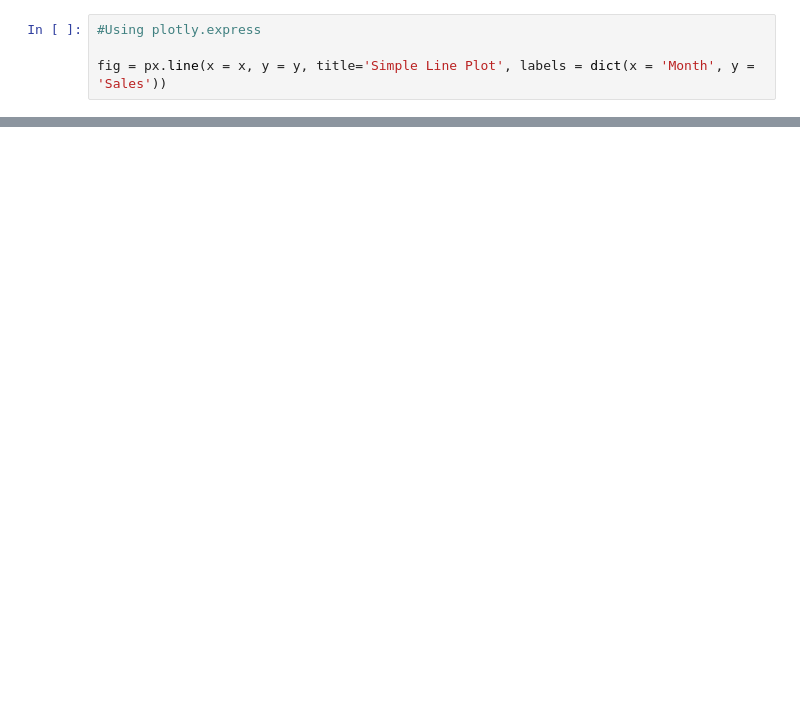
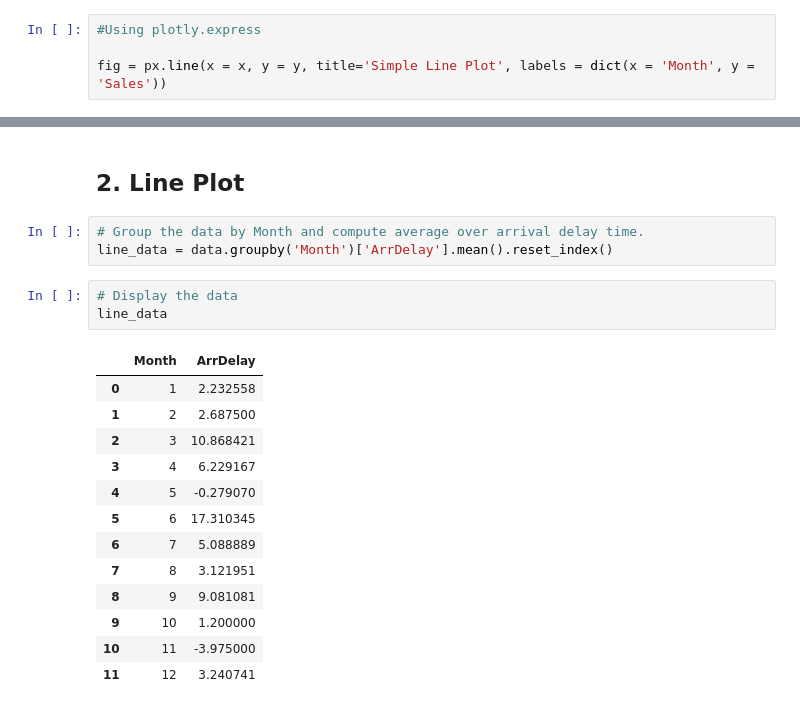
Before and after one commit to eeeds/Data-Visualization, a Jupyter notebook: Ejercicio 5.ipynb, the cells around one changed output, grey strips where cells are left out. Cells and saved outputs as stored; diff of their text form; blank space fills up the shorter version.

```diff
--- a/Ejercicio 5.ipynb
+++ b/Ejercicio 5.ipynb
@@ -34,0 +104,22 @@ fig.show()
+# %% [markdown]
+## 2. Line Plot
+# %%
+# Group the data by Month and compute average over arrival delay time.
+line_data = data.groupby('Month')['ArrDelay'].mean().reset_index()
+# %%
+# Display the data
+line_data
+# %% [output]
+|  | Month | ArrDelay |
+| 0 | 1 | 2.232558 |
+| 1 | 2 | 2.687500 |
+| 2 | 3 | 10.868421 |
+| 3 | 4 | 6.229167 |
+| 4 | 5 | -0.279070 |
+| 5 | 6 | 17.310345 |
+| 6 | 7 | 5.088889 |
+| 7 | 8 | 3.121951 |
+| 8 | 9 | 9.081081 |
+| 9 | 10 | 1.200000 |
+| 10 | 11 | -3.975000 |
+| 11 | 12 | 3.240741 |
```
Also changed, not shown: parts of 30 cells of this notebook, 1 other file.
